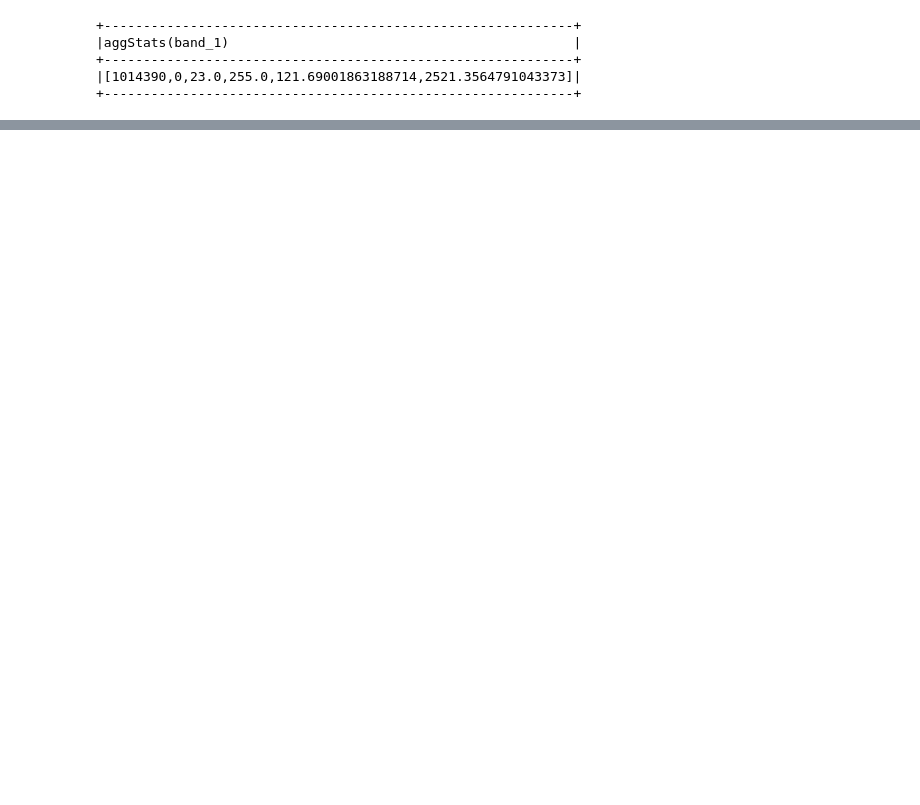
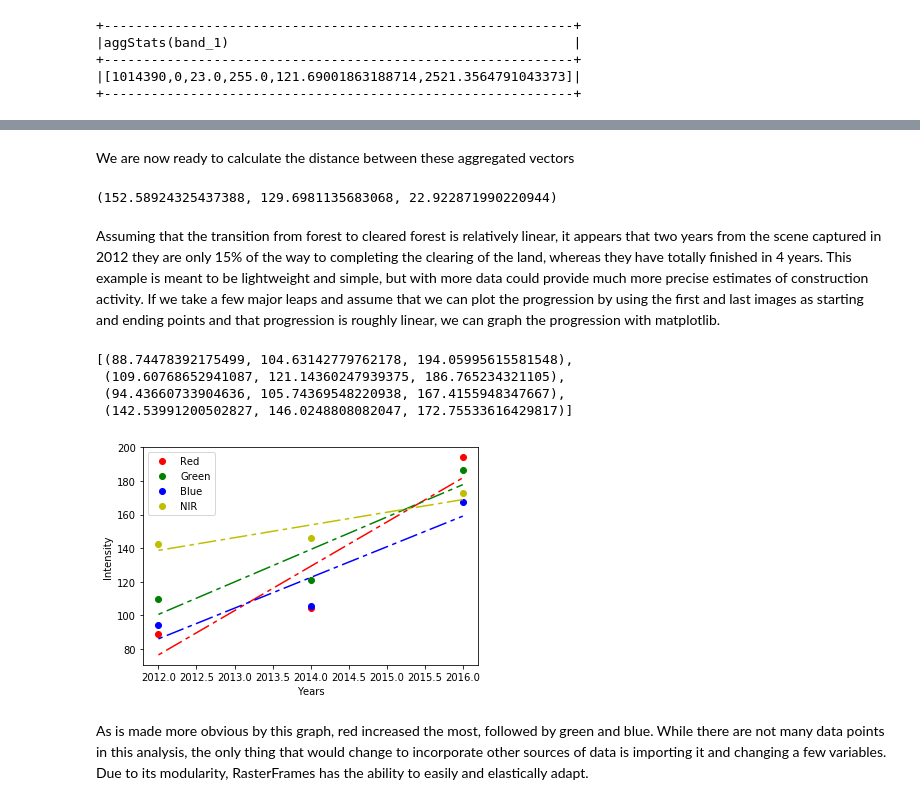
Before and after one commit to s22s/rasterframes-book, a Jupyter notebook: Housing/Housing.ipynb, the cells around one changed output, grey strips where cells are left out. Saved outputs shown, nothing was run; the diff lists cells and outputs as text; code cells hidden in the pictures; blank space fills up the shorter version.

```diff
--- a/Housing/Housing.ipynb
+++ b/Housing/Housing.ipynb
@@ -58,0 +150,4 @@ Aggregate Statistics will often need to be conducted on a local, or cellwise bas
+# %%
+for i in bandnums:
+    maskRF = maskRF \
+      .withColumn("masked_{}".format(i), mask(maskRF["band_{}_ND".format(i)], maskRF["maskRaster"])).asRF()
@@ -58,0 +168,11 @@ Aggregate Statistics will often need to be conducted on a local, or cellwise bas
+# %%
+scene1RF = maskRF.filter("year == 2012")
+scene2RF = maskRF.filter("year == 2014")
+scene3RF = maskRF.filter("year == 2016")
+# %%
+def scene_to_vec(sceneRF):
+    return [sceneRF.select(aggMean("masked_{}".format(band))).collect()[0][0] for band in bandnums]
+
+scene1vec = scene_to_vec(scene1RF)
+scene2vec = scene_to_vec(scene2RF)
+scene3vec = scene_to_vec(scene3RF)
@@ -58,0 +199,40 @@ Aggregate Statistics will often need to be conducted on a local, or cellwise bas
+# %% [markdown]
+We are now ready to calculate the distance between these aggregated vectors
+# %%
+magnitude(difference(scene3vec, scene1vec)), magnitude(difference(scene3vec, scene2vec)), magnitude(difference(scene2vec, scene1vec))
+# %% [output]
+(152.58924325437388, 129.6981135683068, 22.922871990220944)
+# %% [markdown]
+Assuming that the transition from forest to cleared forest is relatively linear, it appears that two years from the scene captured in 2012 they are only 15% of the way to completing the clearing of the land, whereas they have totally finished in 4 years. This example is meant to be lightweight and simple, but with more data could provide much more precise estimates of construction activity. If we take a few major leaps and assume that we can plot the progression by using the first and last images as starting and ending points and that progression is roughly linear, we can graph the progression with matplotlib.
+# %%
+zipped_vecs = list(zip(scene1vec, scene2vec, scene3vec))
+zipped_vecs
+# %% [output]
+[(88.74478392175499, 104.63142779762178, 194.05995615581548),
+ (109.60768652941087, 121.14360247939375, 186.765234321105),
+ (94.43660733904636, 105.74369548220938, 167.4155948347667),
+ (142.53991200502827, 146.0248808082047, 172.75533616429817)]
+# %%
+import matplotlib
+import matplotlib.pyplot as plt
+import numpy as np
+
+years = [2012, 2014, 2016]
+plt.xlabel("Years")
+plt.ylabel("Intensity")
+
+plt.plot(years, zipped_vecs[0], 'ro', label='Red')
+plt.plot(years, zipped_vecs[1], 'go', label='Green')
+plt.plot(years, zipped_vecs[2], 'bo', label='Blue')
+plt.plot(years, zipped_vecs[3], 'yo', label='NIR')
+plt.plot(years, np.poly1d(np.polyfit(years, zipped_vecs[0], 1))(years), 'r')[0].set_dashes([3, 3, 12, 3])
+plt.plot(years, np.poly1d(np.polyfit(years, zipped_vecs[1], 1))(years), 'g')[0].set_dashes([3, 3, 12, 3])
+plt.plot(years, np.poly1d(np.polyfit(years, zipped_vecs[2], 1))(years), 'b')[0].set_dashes([3, 3, 12, 3])
+plt.plot(years, np.poly1d(np.polyfit(years, zipped_vecs[3], 1))(years), 'y')[0].set_dashes([3, 3, 12, 3])
+
+plt.legend()
+plt.show()
+# %% [output]
+[figure, added]
+# %% [markdown]
+As is made more obvious by this graph, red increased the most, followed by green and blue. While there are not many data points in this analysis, the only thing that would change to incorporate other sources of data is importing it and changing a few variables. Due to its modularity, RasterFrames has the ability to easily and elastically adapt.
```
Also changed, not shown: parts of 37 cells of this notebook, 3 other files.
